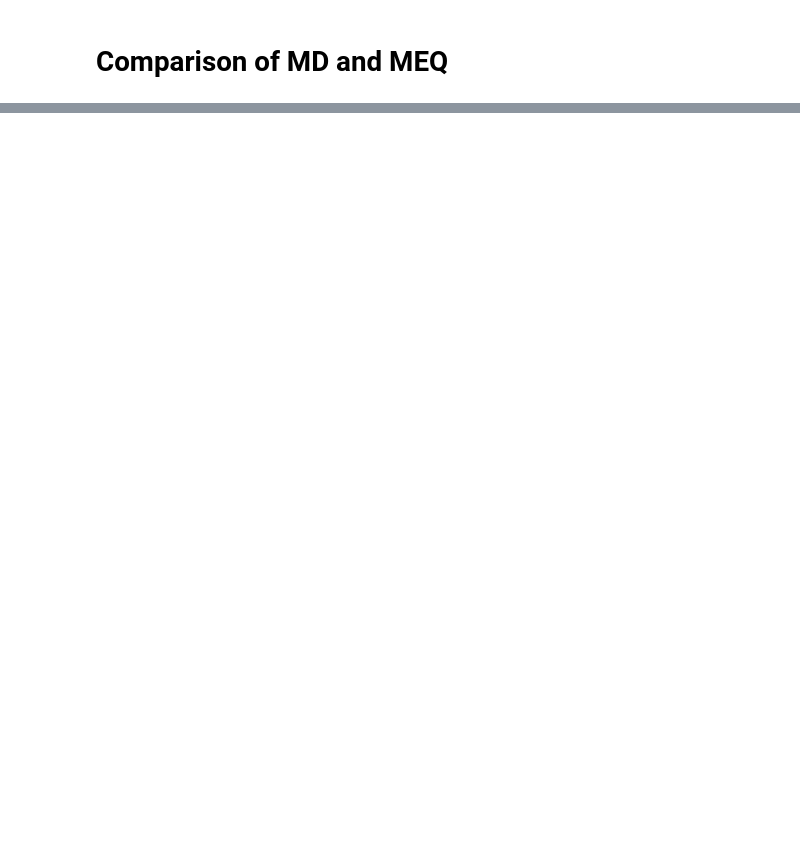
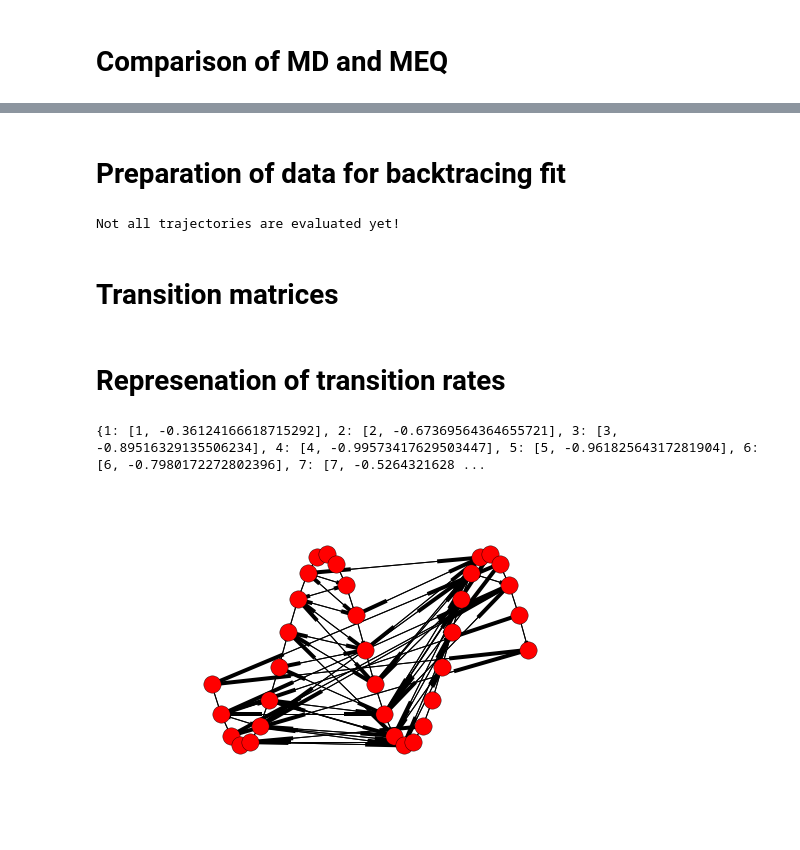
Before and after one commit to Schlabonski/WW, a Jupyter notebook: Scripts/MEQ_simulation.ipynb, the cells around one changed output, grey strips where cells are left out. Cells and saved outputs as stored; diff of their text form; code cells hidden in the pictures; blank space fills up the shorter version.

Commit message:
Network representation and backtracing files

```diff
--- a/Scripts/MEQ_simulation.ipynb
+++ b/Scripts/MEQ_simulation.ipynb
@@ -174,3 +276,52 @@ plot_E_kin(E_kin_MD[26:], time_MD, plotlabels[26:], saveroot='E_kin_MEQ_MD', E_k
+# %% [markdown]
+# Preparation of data for backtracing fit
+# %%
+class AnalyticError(Exception):
+    pass
+
+# energies of md run
+try:
+    with open('../working_files/BacktracingData/MD_kinetic_energies.txt', 'w+') as f:
+        f.write('time / ps \t')
+
+        if len(residue_names) != len(E_kin_MD):
+            raise AnalyticError('Not all trajectories are evaluated yet!')
+
+        for resname in residue_names:
+            f.write('E({0}) / kJ/mol \t'.format(resname.replace(' ', '')))
+        f.write('\n')
+
+        for i in range(len(time_MD)):
+            f.write('{0} \t'.format(time_MD[i]))
+
+            for n in range(len(E_kin_MD)):
+                f.write('{0} \t'.format(E_kin_MD[n, i]))
+
+            f.write('\n')
+
+except Exception as e:
+    print(e)
+
+# mean distances along backbone
+distances = np.loadtxt('../working_files/distance.txt', usecols=(2,))
+
+with open('../working_files/BacktracingData/backbone_mean_dist.txt', 'w+') as f:
+    f.write('Mean distances along backbone / nm \n')
+    for d in distances:
+        f.write('{0} \n'.format(d))
+
+# tertiary contacts and corresponding variances
+tert_con = np.loadtxt('../working_files/tert_cont_var.txt')
+
+with open ('../working_files/BacktracingData/tertiary_cont_variances.txt', 'w+') as f:
+    f.write('i \t j \t sigma_ij \ nm^2 \n')
+
+    for t in tert_con:
+        f.write('{0} \t {1} \t {2} \n'.format(int(t[0]+1), int(t[1]+1), t[2]))
+# %% [output]
+Not all trajectories are evaluated yet!
+# %% [markdown]
+# Transition matrices
 # %%
 polar_rates_matrix = np.load('../working_files/polar_rates_matrix.npy')
 axis = np.arange(1,37, 5)
@@ -219,0 +362,23 @@ print(ekin)
+# %% [markdown]
+# Represenation of transition rates
+# %%
+G=nx.DiGraph()
+G.add_nodes_from([i for i in range(1,35)])
+
+T = 2*np.pi*4/2/34
+
+pos = {}
+for i in range(1, 35):
+    pos[i] = [i, -np.sin(T*i)]
+
+for i, j in itertools.combinations(range(34),2):
+    if transition_rate_matrix[i,j] != 0:
+        G.add_edge(i+1,j+1, weight = transition_rate_matrix[i,j])
+        G.add_edge(j+1,i+1, weight = transition_rate_matrix[j,i])
+
+print(pos)
+
+nx.draw(G, pos, width=1.0)
+# %% [output]
+{1: [1, -0.36124166618715292], 2: [2, -0.67369564364655721], 3: [3, -0.89516329135506234], 4: [4, -0.99573417629503447], 5: [5, -0.96182564317281904], 6: [6, -0.7980172272802396], 7: [7, -0.5264321628 ...
+[figure, added]
```
Also changed, not shown: parts of 8 cells of this notebook, 11 other files.
